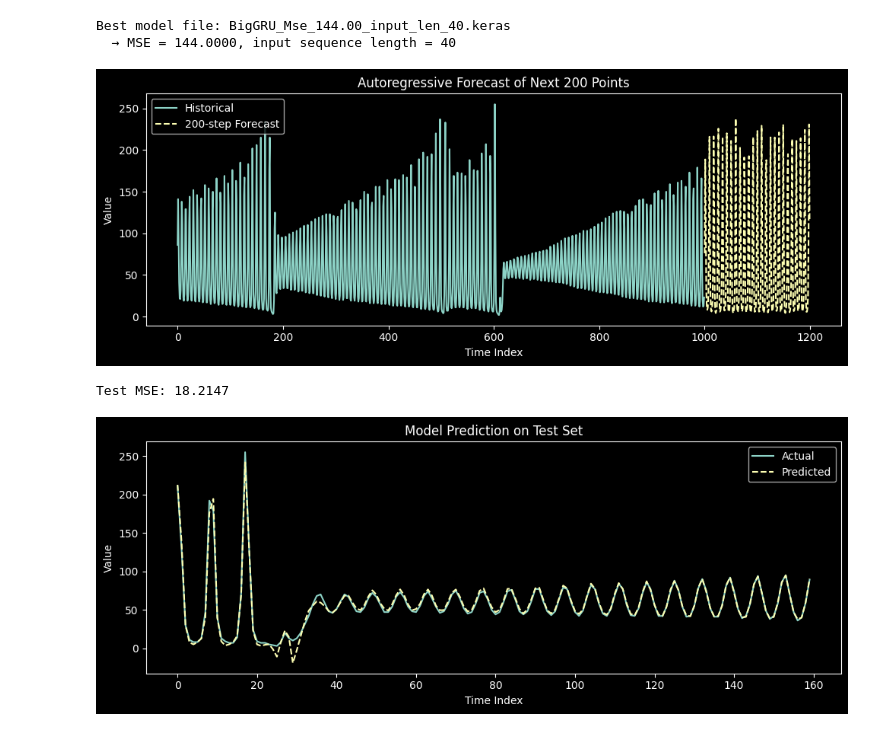
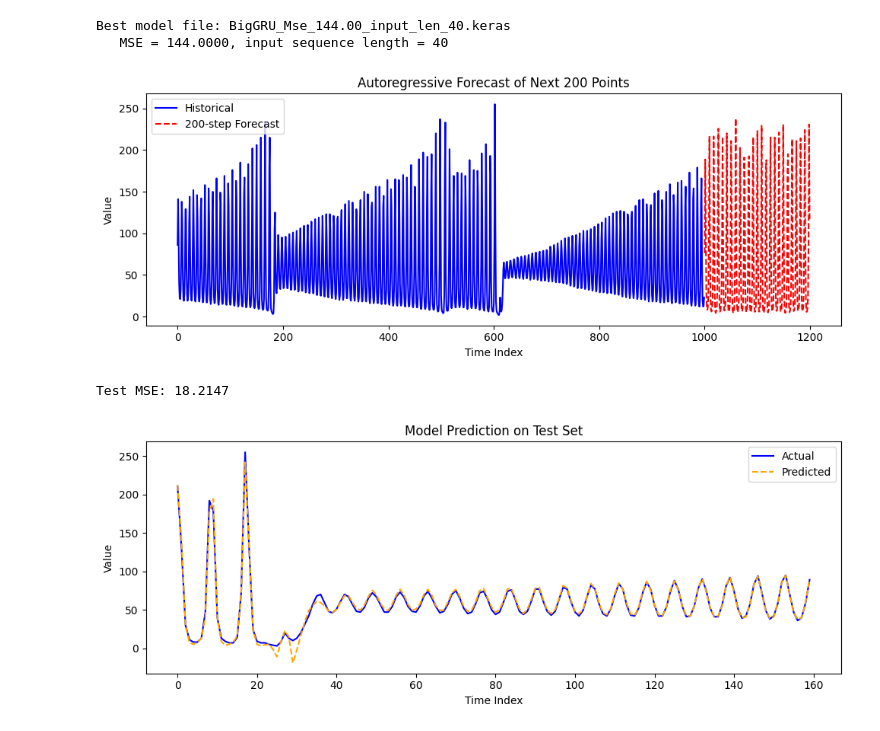
Before and after one commit to amldgit/infodlr1, a Jupyter notebook: gru_final.ipynb, the cells around one changed output. Drawn from its saved outputs; the diff is of its cells as text; code cells hidden in the pictures.

```diff
--- a/gru_final.ipynb
+++ b/gru_final.ipynb
@@ -10,6 +10,18 @@ import matplotlib.pyplot as plt
 from scipy.io import loadmat
 from sklearn.preprocessing import MinMaxScaler
 from keras.models import load_model
+
+plt.rcParams.update({
+    'figure.facecolor': 'white',
+    'axes.facecolor': 'white',
+    'savefig.facecolor': 'white',
+    'axes.edgecolor': 'black',
+    'axes.labelcolor': 'black',
+    'xtick.color': 'black',
+    'ytick.color': 'black',
+    'text.color': 'black'
+})
+
 
 #  Locate the best model file by parsing filenames
 MODEL_DIR = "cem_models"
@@ -47,37 +59,37 @@ scaler = MinMaxScaler()
 x_scaled = scaler.fit_transform(x_raw.reshape(-1, 1)).flatten()
 
 # Autoregressive generation of the next 200 points
 n_forecast = 200
 lag = best_input_len
 
 # Start with the last lag points of the scaled series
 history = list(x_scaled[-lag:])
 preds_scaled = []
 
 for _ in range(n_forecast):
     x_input = np.array(history[-lag:]).reshape(1, lag, 1)  # shape (1, lag, 1)
     yhat = model.predict(x_input, verbose=0)[0, 0]
     preds_scaled.append(yhat)
     history.append(yhat)
 
 # Invert the scaling to get predictions in the original range
 preds = scaler.inverse_transform(np.array(preds_scaled).reshape(-1, 1)).flatten()
 
 #  Plot the historical data plus forecasts
 plt.figure(figsize=(10, 4))
-plt.plot(np.arange(len(x_raw)), x_raw, label="Historical")
+plt.plot(np.arange(len(x_raw)), x_raw, label="Historical", color="blue")
 plt.plot(np.arange(len(x_raw), len(x_raw) + n_forecast), preds,
-         label=f"{n_forecast}-step Forecast", linestyle="--")
+         label=f"{n_forecast}-step Forecast", linestyle="--", color="red")
 plt.title("Autoregressive Forecast of Next 200 Points")
 plt.xlabel("Time Index")
 plt.ylabel("Value")
 plt.legend()
 plt.tight_layout()
 plt.show()
 # %% [output]
 Best model file: BigGRU_Mse_144.00_input_len_40.keras
-  → MSE = 144.0000, input sequence length = 40
+   MSE = 144.0000, input sequence length = 40
-[figure, old version]
+[figure, new version]
 # %%
 # read test data and calculate mse Xtest.mat
 data = loadmat("Xtest.mat")
@@ -114,8 +126,8 @@ print(f"Test MSE: {mse_test:.4f}")
 
 #  Plot prediction vs. actual
 plt.figure(figsize=(10, 4))
-plt.plot(y_true, label="Actual")
-plt.plot(y_pred, label="Predicted", linestyle="--")
+plt.plot(y_true, label="Actual", color="blue")
+plt.plot(y_pred, label="Predicted", linestyle="--", color="orange")
 plt.title("Model Prediction on Test Set")
 plt.xlabel("Time Index")
 plt.ylabel("Value")
@@ -124,4 +136,4 @@ plt.tight_layout()
 plt.show()
 # %% [output]
 Test MSE: 18.2147
-[figure, old version]
+[figure, new version]
```
